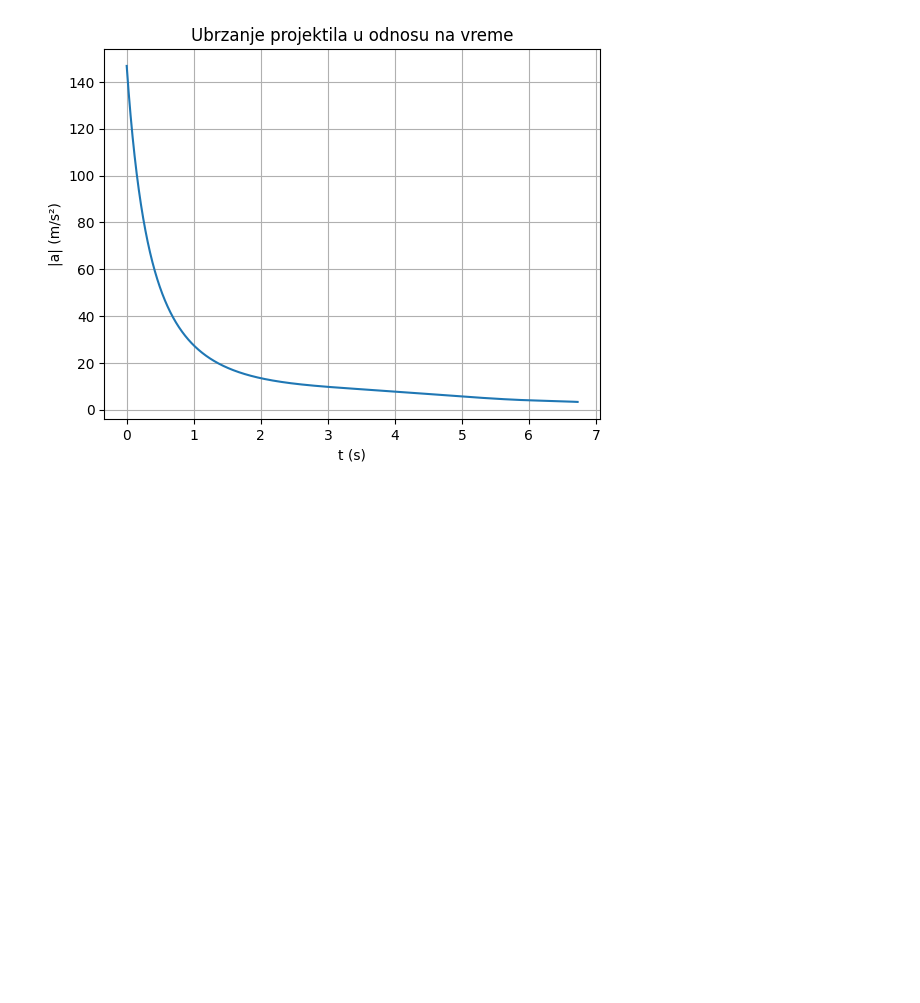
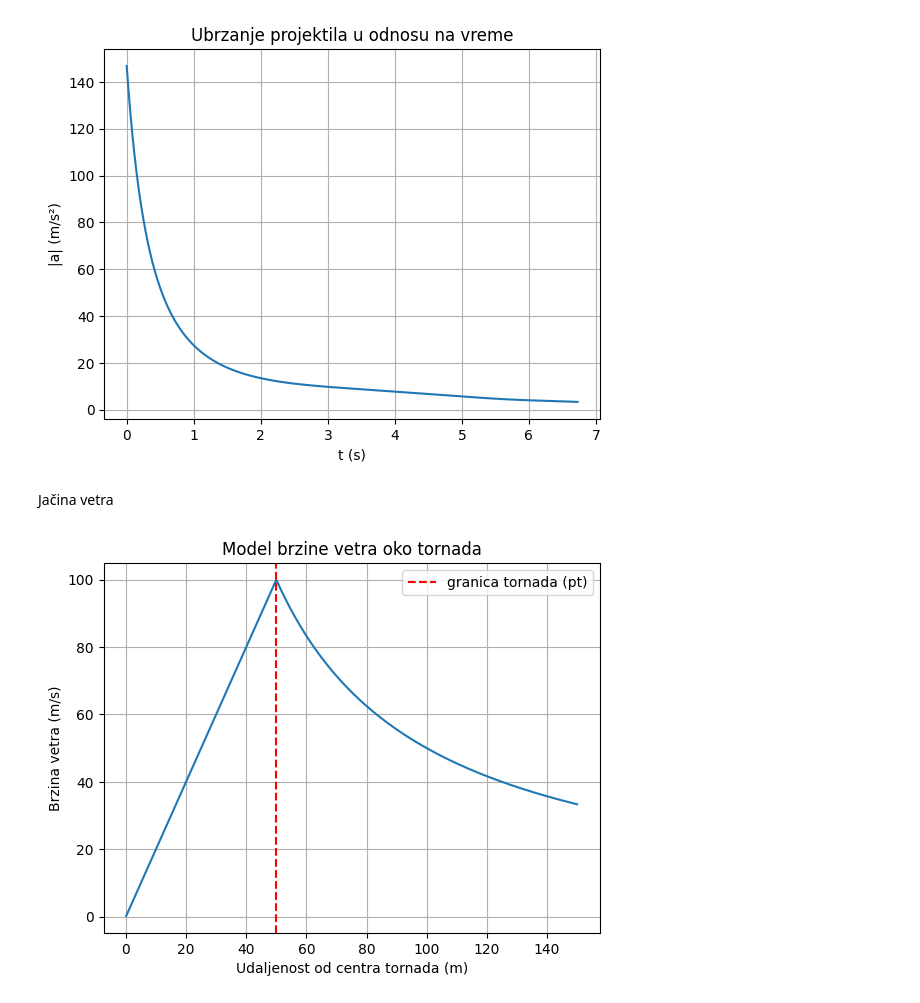
Before and after one commit to DjuroCerovic/Osnovi-Mehanike-seminarski, a Jupyter notebook: tornado_seminarski.ipynb, the cells around one changed output. Saved outputs shown, nothing was run; the diff lists cells and outputs as text; code cells hidden in the pictures; blank space fills up the shorter version.

```diff
--- a/tornado_seminarski.ipynb
+++ b/tornado_seminarski.ipynb
@@ -141,3 +142,30 @@ title("Ubrzanje projektila u odnosu na vreme")
 grid(True)
 # %% [output]
 [figure]
+# %% [markdown]
+Jačina vetra
+# %%
+import numpy as np
+import matplotlib.pyplot as plt
+
+# Parametri tornada
+pt = 50        # "poluprečnik" tornada (m)
+umax = 100     # maksimalna brzina vetra (m/s)
+
+# Udaljenosti od centra tornada (od 0 do 150 metara)
+rr = np.linspace(0.1, 150, 500)  # kreće od 0.1 da se izbegne deljenje nulom
+
+# Izračunavanje brzine vetra za svaku udaljenost
+U = np.where(rr > pt, umax * (pt / rr), umax * (rr / pt))
+
+# Crtanje grafa
+plt.plot(rr, U)
+plt.axvline(pt, color='red', linestyle='--', label='granica tornada (pt)')
+plt.xlabel('Udaljenost od centra tornada (m)')
+plt.ylabel('Brzina vetra (m/s)')
+plt.title('Model brzine vetra oko tornada')
+plt.grid(True)
+plt.legend()
+plt.show()
+# %% [output]
+[figure, added]
```
Also changed, not shown: parts of 1 cell of this notebook.
